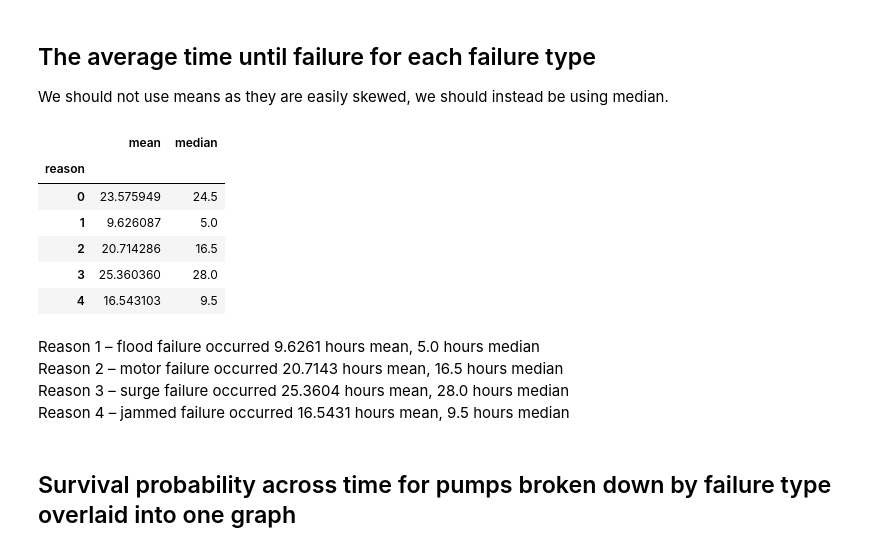
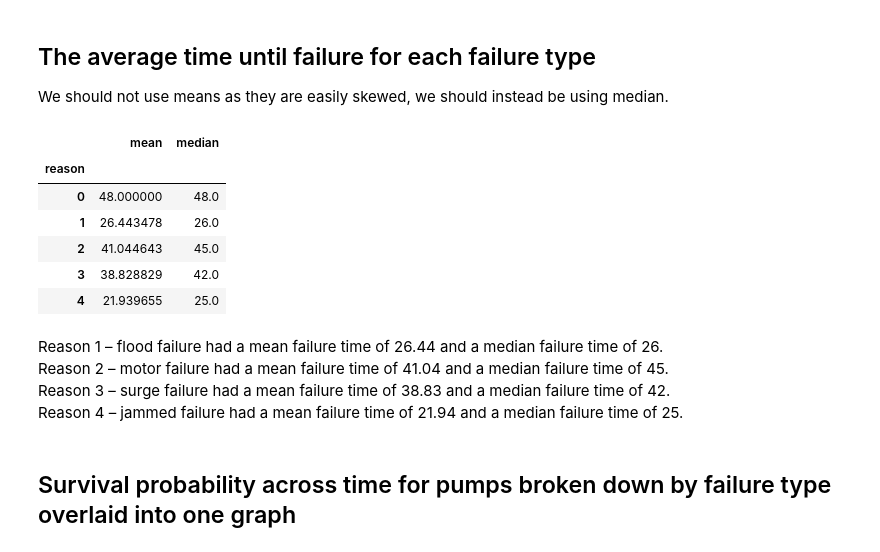
Before and after one commit to SterlingHayden/Survival-Analysis, a Jupyter notebook: HW/HW-01/HW-01.ipynb, the cells around one changed output. Cells and saved outputs as stored; diff of their text form; code cells hidden in the pictures.

```diff
--- a/HW/HW-01/HW-01.ipynb
+++ b/HW/HW-01/HW-01.ipynb
@@ -39,20 +40,19 @@ Reason 4 – jammed failure occured 15.0649% of the time
 We should not use means as they are easily skewed, we should instead be using median.
 # %%
 #sum the binary columns h1:h48 to see how long the pump was observed until censored or failure
-df['h_sum'] = df.loc[:, 'h1':'h48'].sum(axis=1)
-df.groupby('reason')['h_sum'].agg(['mean', 'median'])
+df.groupby('reason')['hour'].agg(['mean', 'median'])
 # %% [output]
 |  | mean | median |
 | reason |  |  |
-| 0 | 23.575949 | 24.5 |
-| 1 | 9.626087 | 5.0 |
-| 2 | 20.714286 | 16.5 |
-| 3 | 25.360360 | 28.0 |
-| 4 | 16.543103 | 9.5 |
+| 0 | 48.000000 | 48.0 |
+| 1 | 26.443478 | 26.0 |
+| 2 | 41.044643 | 45.0 |
+| 3 | 38.828829 | 42.0 |
+| 4 | 21.939655 | 25.0 |
-# %% [markdown]
-Reason 1 – flood failure occurred 9.6261 hours mean, 5.0 hours median
-Reason 2 – motor failure occurred 20.7143 hours mean, 16.5 hours median
-Reason 3 – surge failure occurred 25.3604 hours mean, 28.0 hours median
-Reason 4 – jammed failure occurred 16.5431 hours mean, 9.5 hours median
+# %% [markdown]
+Reason 1 – flood failure had a mean failure time of 26.44 and a median failure time of 26.
+Reason 2 – motor failure had a mean failure time of 41.04 and a median failure time of 45.
+Reason 3 – surge failure had a mean failure time of 38.83 and a median failure time of 42.
+Reason 4 – jammed failure had a mean failure time of 21.94 and a median failure time of 25.
 # %% [markdown]
 ## Survival probability across time for pumps broken down by failure type overlaid into one graph
```
Also changed, not shown: parts of 10 cells of this notebook.
